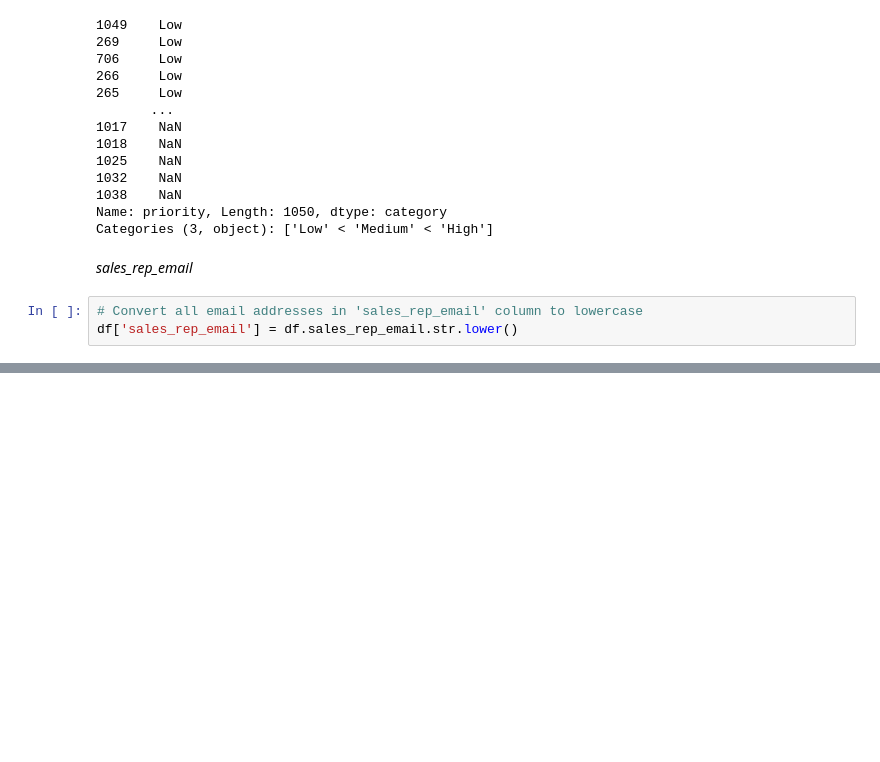
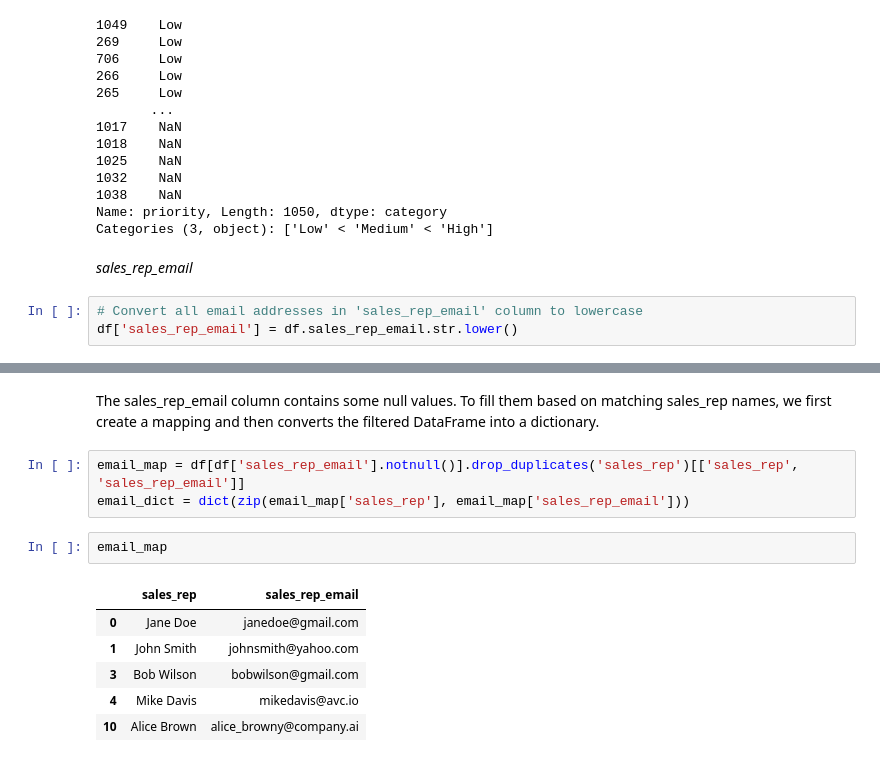
Before and after one commit to sqlyticspy/python-data-cleaning, a Jupyter notebook: project_01/data_cleaning.ipynb, the cells around one changed output, grey strips where cells are left out. Cells and saved outputs as stored; diff of their text form; blank space fills up the shorter version.

```diff
--- a/project_01/data_cleaning.ipynb
+++ b/project_01/data_cleaning.ipynb
@@ -227,0 +228,14 @@ df[df['sales_rep_email'].isnull()]
+# %% [markdown]
+The sales_rep_email column contains some null values. To fill them based on matching sales_rep names, we first create a mapping and then converts the filtered DataFrame into a dictionary.
+# %%
+email_map = df[df['sales_rep_email'].notnull()].drop_duplicates('sales_rep')[['sales_rep', 'sales_rep_email']]
+email_dict = dict(zip(email_map['sales_rep'], email_map['sales_rep_email']))
+# %%
+email_map
+# %% [output]
+|  | sales_rep | sales_rep_email |
+| 0 | Jane Doe | janedoe@gmail.com |
+| 1 | John Smith | johnsmith@yahoo.com |
+| 3 | Bob Wilson | bobwilson@gmail.com |
+| 4 | Mike Davis | mikedavis@avc.io |
+| 10 | Alice Brown | alice_browny@company.ai |
```
Also changed, not shown: parts of 5 cells of this notebook, 1 other file.
